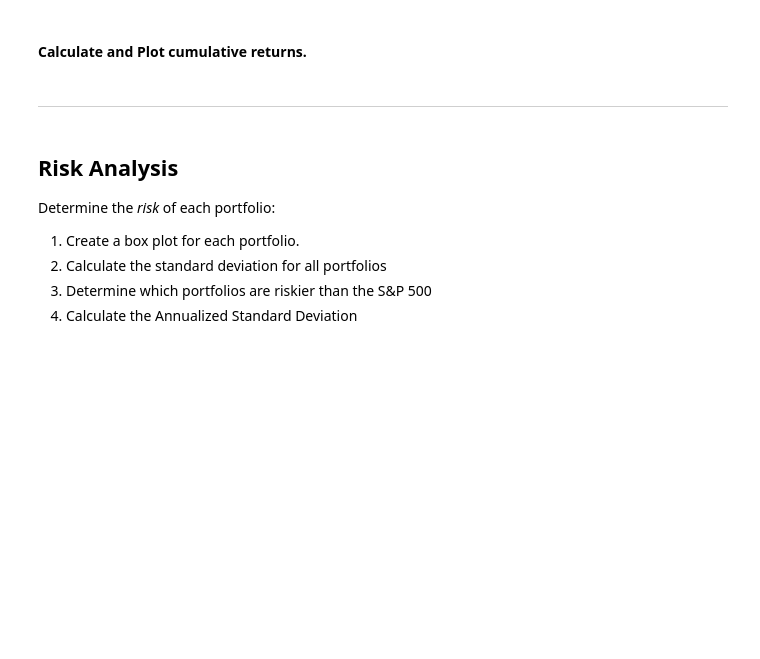
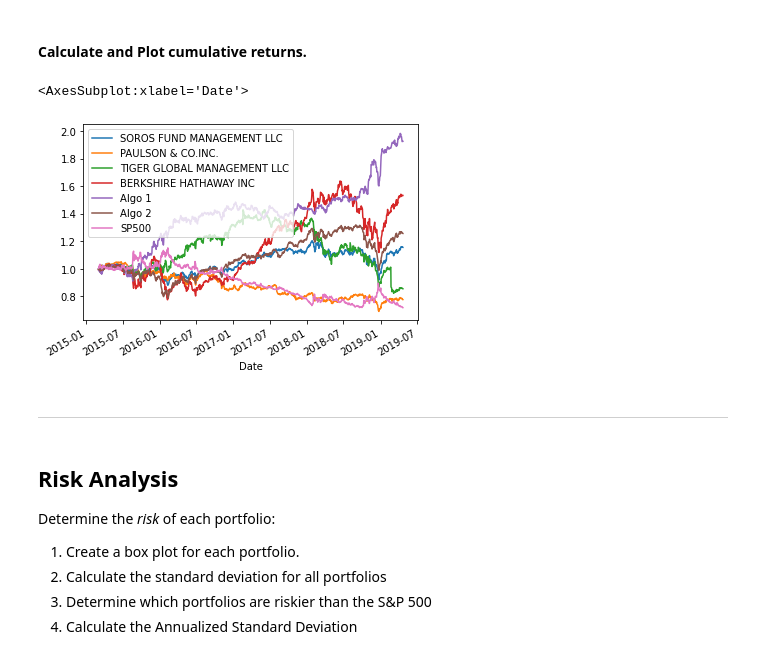
Before and after one commit to al-gladkow/Whale-Analysis, a Jupyter notebook: challenge-files/whale_analysis.ipynb, the cells around one changed output. Drawn from its saved outputs; the diff is of its cells as text; code cells hidden in the pictures; blank space fills up the shorter version.

```diff
--- a/challenge-files/whale_analysis.ipynb
+++ b/challenge-files/whale_analysis.ipynb
@@ -213,8 +217,12 @@ In this section, you will calculate and visualize performance and risk metrics f
 #### Calculate and Plot cumulative returns.
 # %%
 # Calculate cumulative returns of all portfolios
-
+(1+combined_df).cumprod()
 # Plot cumulative returns
+(1+combined_df).cumprod().plot()
+# %% [output]
+<AxesSubplot:xlabel='Date'>
+[figure, added]
 # %% [markdown]
 ---
 # %% [markdown]
```
Also changed, not shown: parts of 4 cells of this notebook.
